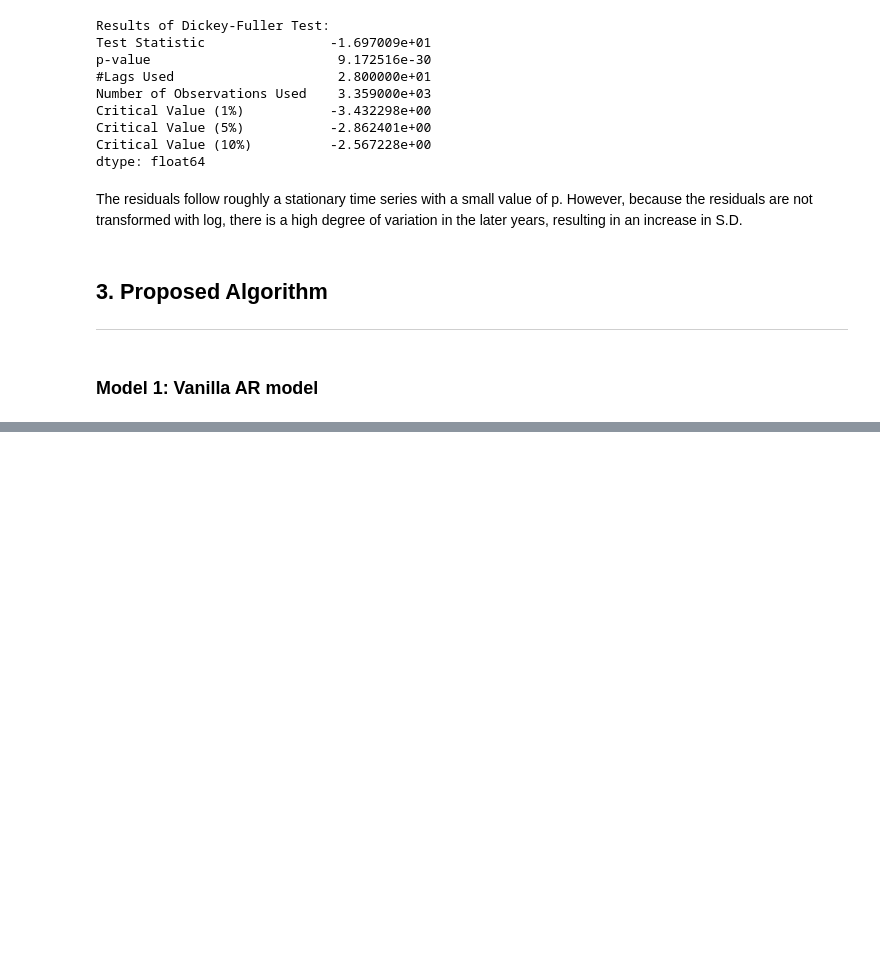
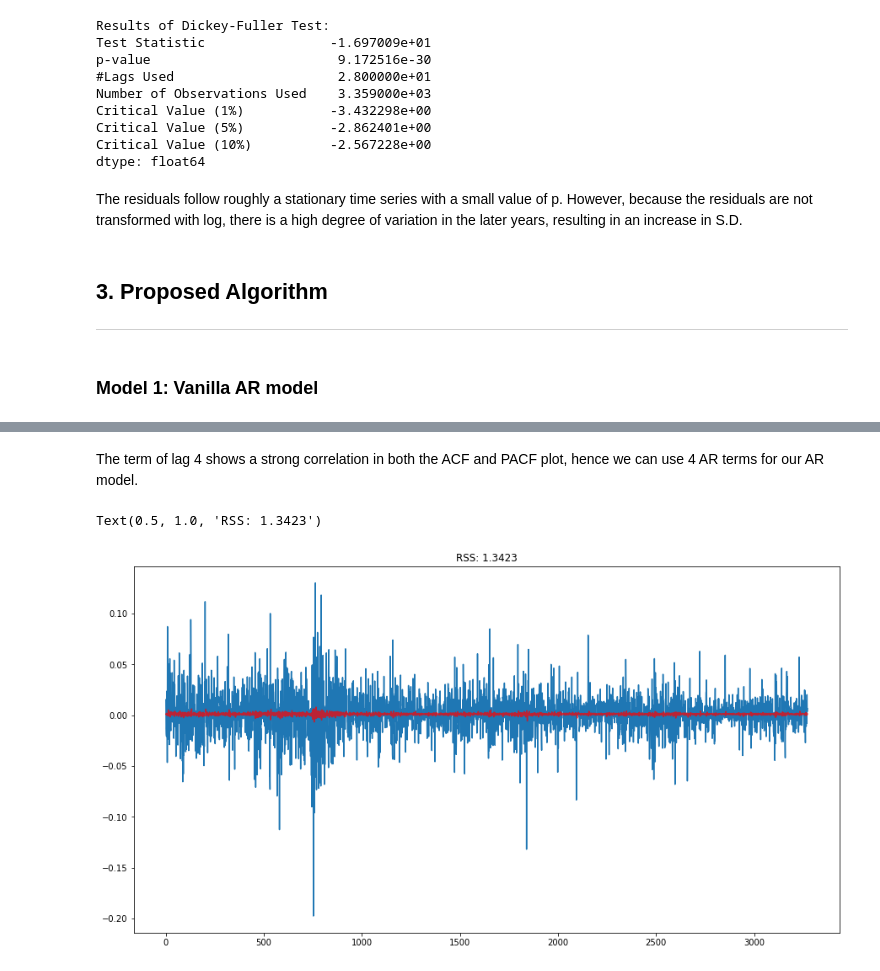
Before and after one commit to izesaon/humanperceptionmodel, a Jupyter notebook: project.ipynb, the cells around one changed output, grey strips where cells are left out. Drawn from its saved outputs; the diff is of its cells as text; code cells hidden in the pictures; blank space fills up the shorter version.

Commit message:
added new model

```diff
--- a/project.ipynb
+++ b/project.ipynb
@@ -346,0 +360,23 @@ An Auto-Regression model has been widely used to
+# %% [markdown]
+The term of lag 4 shows a strong correlation in both the ACF and PACF plot, hence we can use 4 AR terms for our AR model.
+# %%
+# new2_aapl is recalibrated dataset from time series decomposition to include frequency
+# new2_aapl_log = np.log(new2_aapl['Adj Close'])
+# new2_aapl_log_diff = new2_aapl_log.diff()
+# new2_aapl_log_diff.dropna(inplace=True)
+# ar_model = ARIMA(new2_aapl_log,order=(4,1,0))
+# results_ar = ar_model.fit()
+# plt.plot(new2_aapl_log_diff)
+# plt.plot(results_ar.fittedvalues,color='red', alpha=0.7)
+# plt.title('RSS: {:.4f}'.format(sum((results_ar.fittedvalues-new2_aapl_log_diff)**2)))
+
+ar_model = ARIMA(aapl_log,order=(4,1,0))
+results_ar = ar_model.fit()
+plt.plot(aapl_log_diff)
+plt.plot(results_ar.fittedvalues,color='red', alpha=0.7)
+plt.title('RSS: {:.4f}'.format(sum((results_ar.fittedvalues-aapl_log_diff)**2)))
+
+# not sure why unable to plot ARIMA model..need to figure out why
+# %% [output]
+Text(0.5, 1.0, 'RSS: 1.3423')
+[figure, added]
```
Also changed, not shown: parts of 7 cells of this notebook.
